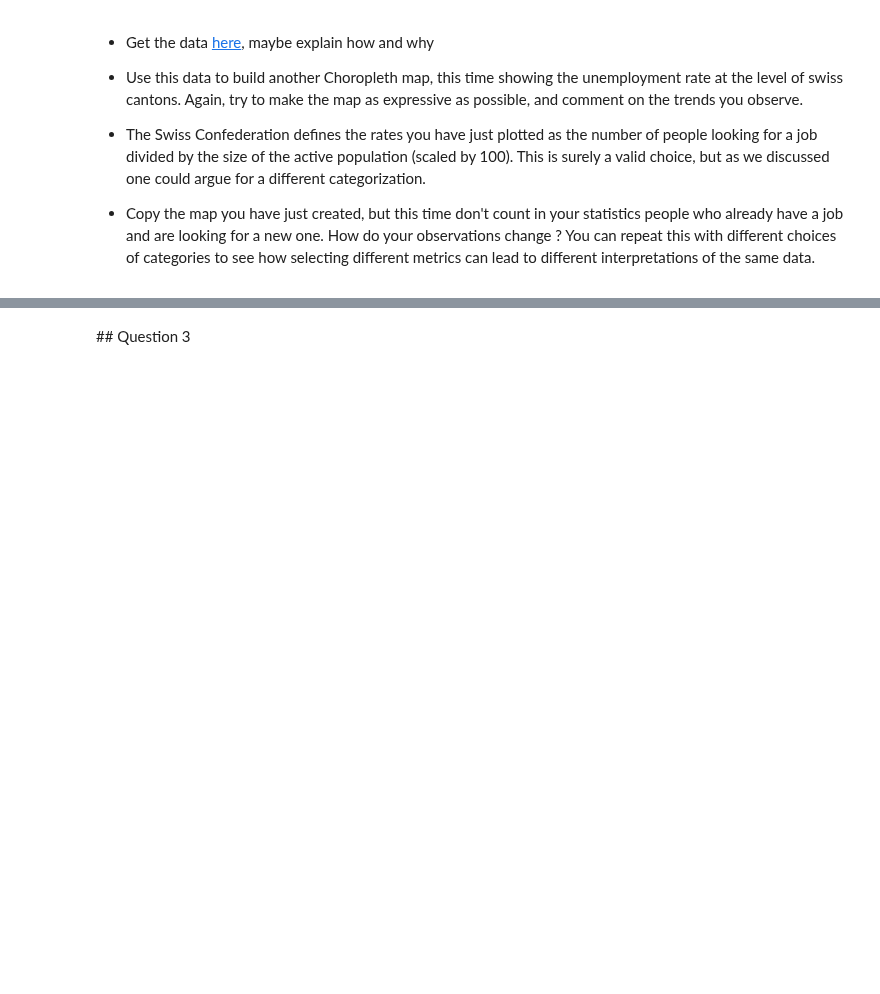
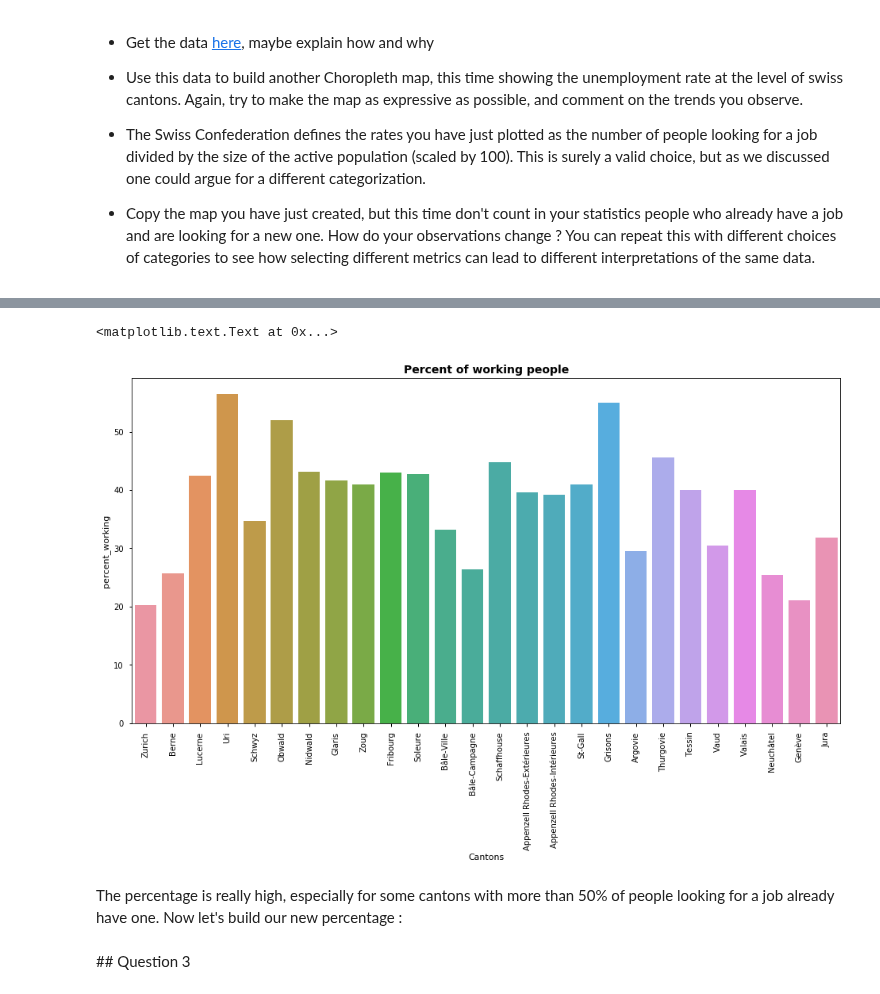
Before and after one commit to ImLemni/ada-epfl, a Jupyter notebook: 03-Interactive_Viz/homework.ipynb, the cells around one changed output, grey strips where cells are left out. Drawn from its saved outputs; the diff is of its cells as text; code cells hidden in the pictures; blank space fills up the shorter version.

```diff
--- a/03-Interactive_Viz/homework.ipynb
+++ b/03-Interactive_Viz/homework.ipynb
@@ -84,0 +98,6 @@ m_switzerland.choropleth?
+# %%
+#Note that we could have reused previous variable but we have chosen to recompute it for clarity
+cantons_ids = [i['id'] for i in canton_json_data['objects']['cantons']['geometries']]
+if swiss_df.shape[0]>26:#We add this condition to avoid any error when running the cell twice
+    swiss_df.drop(26,inplace=True)#We remove the Total row
+swiss_df = swiss_df.assign(canton_id=cantons_ids)
@@ -84,0 +134,10 @@ m_switzerland.choropleth?
+# %%
+if swiss_df["Demandeurs d'emploi"].dtype == str and swiss_df["Demandeurs d'emploi non chômeurs"].dtype == str:
+    swiss_df["Demandeurs d'emploi non chômeurs"] = swiss_df["Demandeurs d'emploi non chômeurs"].apply(lambda row : "".join(row.split()))
+    swiss_df["Demandeurs d'emploi"] = swiss_df["Demandeurs d'emploi"].apply(lambda row : "".join(row.split()))
+# %%
+#TODO : convert to float before ?
+swiss_df["Demandeurs d'emploi non chômeurs"] = pd.to_numeric(swiss_df["Demandeurs d'emploi non chômeurs"])
+swiss_df["Demandeurs d'emploi"] = pd.to_numeric(swiss_df["Demandeurs d'emploi"])
+swiss_df['percent_working'] =swiss_df["Demandeurs d'emploi non chômeurs"]/ swiss_df["Demandeurs d'emploi"] *100
+swiss_df['percent_working']
@@ -85,3 +162,16 @@ m_switzerland.choropleth?
+# %%
+seaborn.set_palette("Set1")
+seaborn.set_context("notebook")
+figure, axes = plt.subplots(1, 1, figsize=(16,8))
+result = seaborn.barplot(swiss_df["Cantons"], swiss_df["percent_working"], ax=axes)
+result.set_xticklabels(swiss_df["Cantons"], rotation=90)
+result.set_title("Percent of working people", fontsize=14, fontweight="bold")
+# %% [output]
+<matplotlib.text.Text at 0x...>
+[figure, added]
+# %% [markdown]
+The percentage is really high, especially for some cantons with more than 50% of people looking for a job already have one.
+Now let's build our new percentage :
 # %% [markdown]
 ## Question 3
 # %% [markdown]
```
Also changed, not shown: parts of 20 cells of this notebook, 1 other file.
